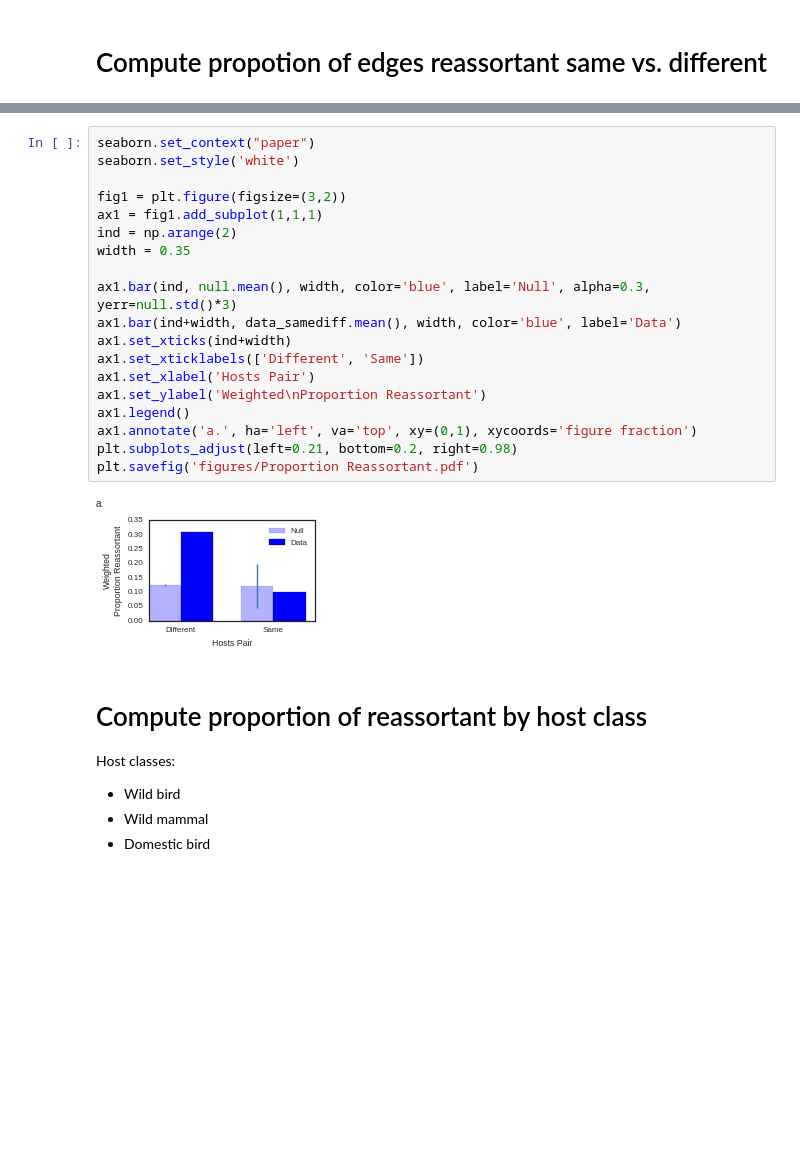
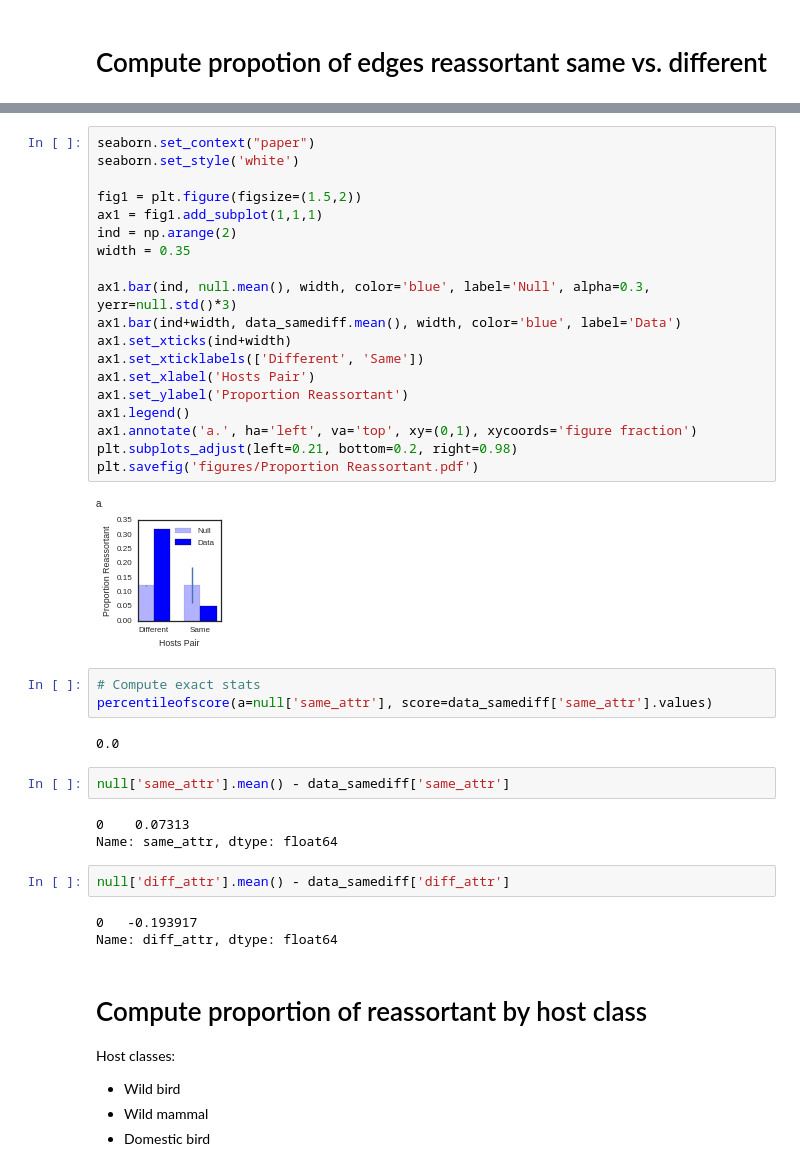
Before and after one commit to ericmjl/influenza-global-reassortment, a Jupyter notebook: Make Figure - Proportion Reassortant.ipynb, the cells around one changed output, grey strips where cells are left out. Drawn from its saved outputs; the diff is of its cells as text; blank space fills up the shorter version.

Commit message:
re-ran notebooks to adjust figure sizes

```diff
--- a/Make Figure - Proportion Reassortant.ipynb
+++ b/Make Figure - Proportion Reassortant.ipynb
@@ -80,24 +84,39 @@ dtype: float64
 # %%
 seaborn.set_context("paper")
 seaborn.set_style('white')
 
-fig1 = plt.figure(figsize=(3,2))
+fig1 = plt.figure(figsize=(1.5,2))
 ax1 = fig1.add_subplot(1,1,1)
 ind = np.arange(2)
 width = 0.35
 
 ax1.bar(ind, null.mean(), width, color='blue', label='Null', alpha=0.3, yerr=null.std()*3)
 ax1.bar(ind+width, data_samediff.mean(), width, color='blue', label='Data')
 ax1.set_xticks(ind+width)
 ax1.set_xticklabels(['Different', 'Same'])
 ax1.set_xlabel('Hosts Pair')
-ax1.set_ylabel('Weighted\nProportion Reassortant')
+ax1.set_ylabel('Proportion Reassortant')
 ax1.legend()
 ax1.annotate('a.', ha='left', va='top', xy=(0,1), xycoords='figure fraction')
 plt.subplots_adjust(left=0.21, bottom=0.2, right=0.98)
 plt.savefig('figures/Proportion Reassortant.pdf')
 # %% [output]
-[figure, old version]
+[figure, new version]
+# %%
+# Compute exact stats
+percentileofscore(a=null['same_attr'], score=data_samediff['same_attr'].values)
+# %% [output]
+0.0
+# %%
+null['same_attr'].mean() - data_samediff['same_attr']
+# %% [output]
+0    0.07313
+Name: same_attr, dtype: float64
+# %%
+null['diff_attr'].mean() - data_samediff['diff_attr']
+# %% [output]
+0   -0.193917
+Name: diff_attr, dtype: float64
 # %% [markdown]
 # Compute proportion of reassortant by host class
 
```
Also changed, not shown: parts of 29 cells of this notebook, 3 other files.
